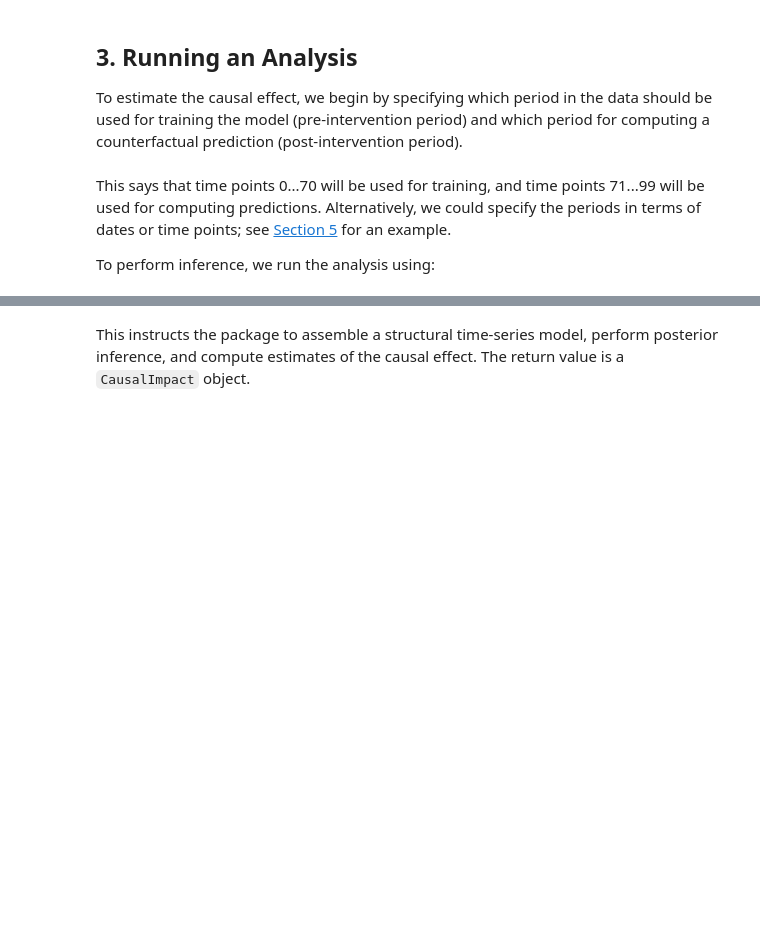
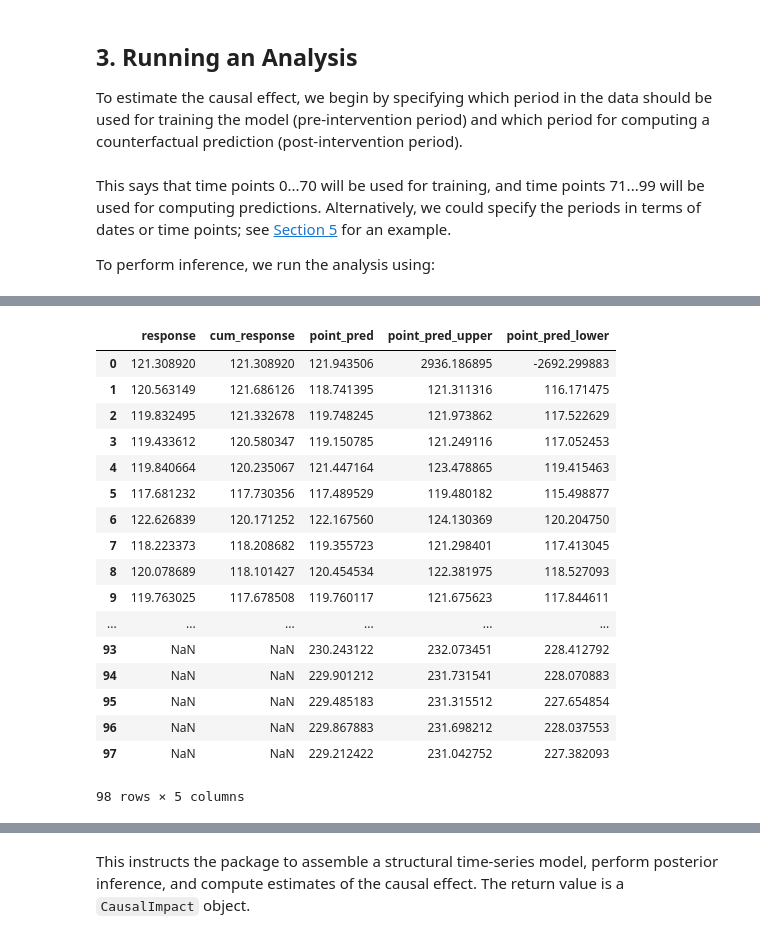
Before and after one commit to jamalsenouci/causalimpact, a Jupyter notebook: GettingStarted.ipynb, the cells around one changed output, grey strips where cells are left out. Saved outputs shown, nothing was run; the diff lists cells and outputs as text; code cells hidden in the pictures; blank space fills up the shorter version.

```diff
--- a/GettingStarted.ipynb
+++ b/GettingStarted.ipynb
@@ -91,0 +86,21 @@ NameError: name 'compile_posterior_inferences' is not defined
+# %%
+impact.inferences
+# %% [output]
+|  | response | cum_response | point_pred | point_pred_upper | point_pred_lower |
+| 0 | 121.308920 | 121.308920 | 121.943506 | 2936.186895 | -2692.299883 |
+| 1 | 120.563149 | 121.686126 | 118.741395 | 121.311316 | 116.171475 |
+| 2 | 119.832495 | 121.332678 | 119.748245 | 121.973862 | 117.522629 |
+| 3 | 119.433612 | 120.580347 | 119.150785 | 121.249116 | 117.052453 |
+| 4 | 119.840664 | 120.235067 | 121.447164 | 123.478865 | 119.415463 |
+| 5 | 117.681232 | 117.730356 | 117.489529 | 119.480182 | 115.498877 |
+| 6 | 122.626839 | 120.171252 | 122.167560 | 124.130369 | 120.204750 |
+| 7 | 118.223373 | 118.208682 | 119.355723 | 121.298401 | 117.413045 |
+| 8 | 120.078689 | 118.101427 | 120.454534 | 122.381975 | 118.527093 |
+| 9 | 119.763025 | 117.678508 | 119.760117 | 121.675623 | 117.844611 |
+| ... | ... | ... | ... | ... | ... |
+| 93 | NaN | NaN | 230.243122 | 232.073451 | 228.412792 |
+| 94 | NaN | NaN | 229.901212 | 231.731541 | 228.070883 |
+| 95 | NaN | NaN | 229.485183 | 231.315512 | 227.654854 |
+| 96 | NaN | NaN | 229.867883 | 231.698212 | 228.037553 |
+| 97 | NaN | NaN | 229.212422 | 231.042752 | 227.382093 |
+98 rows × 5 columns
```
Also changed, not shown: parts of 23 cells of this notebook, 5 other files.
